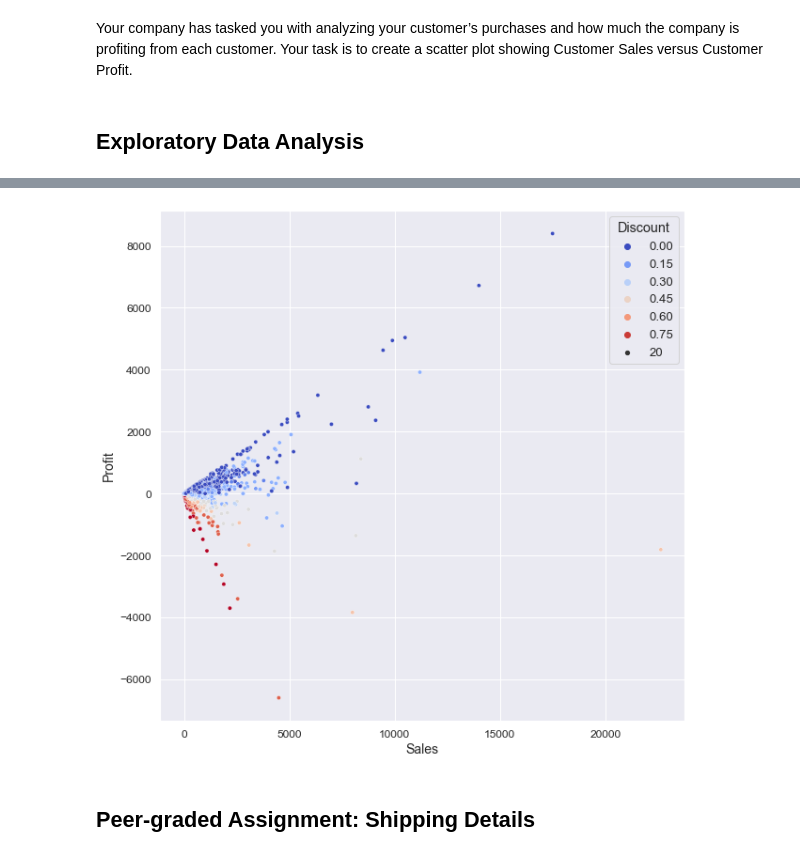
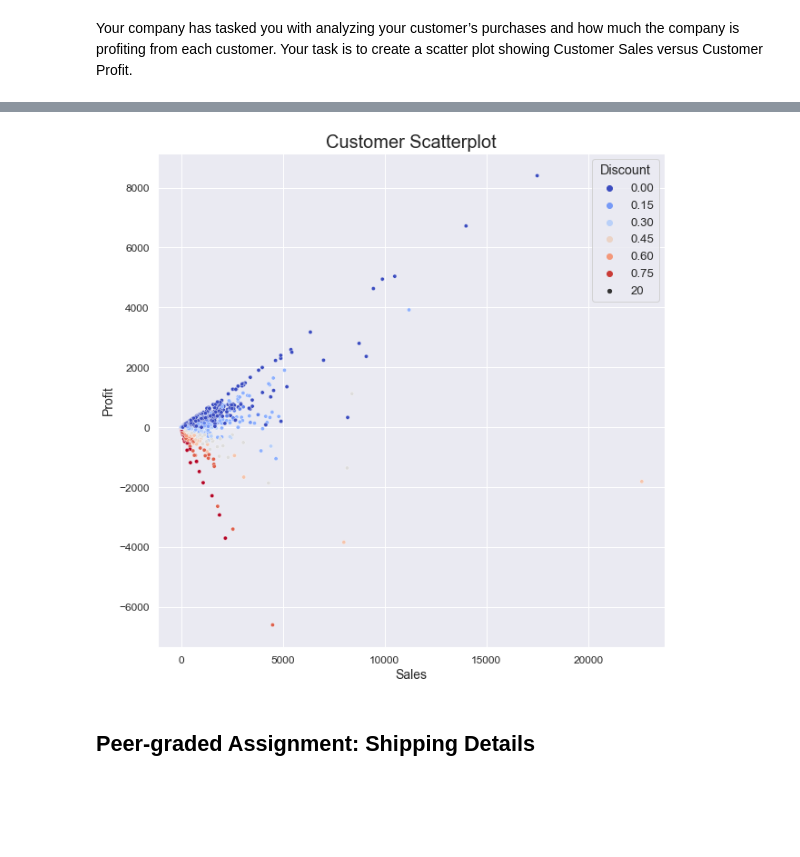
Before and after one commit to dennislamcv1/UCDAVISTABLEAU, a Jupyter notebook: Visual Analytics with Tableau/Visual Analytics with Tableau.ipynb, the cells around one changed output, grey strips where cells are left out. Cells and saved outputs as stored; diff of their text form; code cells hidden in the pictures; blank space fills up the shorter version.

```diff
--- a/Visual Analytics with Tableau/Visual Analytics with Tableau.ipynb
+++ b/Visual Analytics with Tableau/Visual Analytics with Tableau.ipynb
@@ -76,8 +65,6 @@ Your company has tasked you with analyzing
 your customer’s purchases and how much the company is profiting from each
 customer. Your task is to create a scatter plot showing Customer Sales versus Customer
 Profit.
-# %% [markdown]
-## Exploratory Data Analysis
 # %%
 df = pd.read_csv("Superstore.csv")
 # %%
@@ -92,9 +79,10 @@ df.head()
 # %%
 plt.figure(figsize=(10,10))
 sns.scatterplot(x="Sales", y="Profit", data=df, hue="Discount", size=20, palette="coolwarm")
+plt.title("Customer Scatterplot", size=20)
 plt.show()
 # %% [output]
-[figure, old version]
+[figure, new version]
 # %% [markdown]
 ## Peer-graded Assignment: Shipping Details
 # %% [markdown]
```
Also changed, not shown: parts of 24 cells of this notebook, 6 other files.
